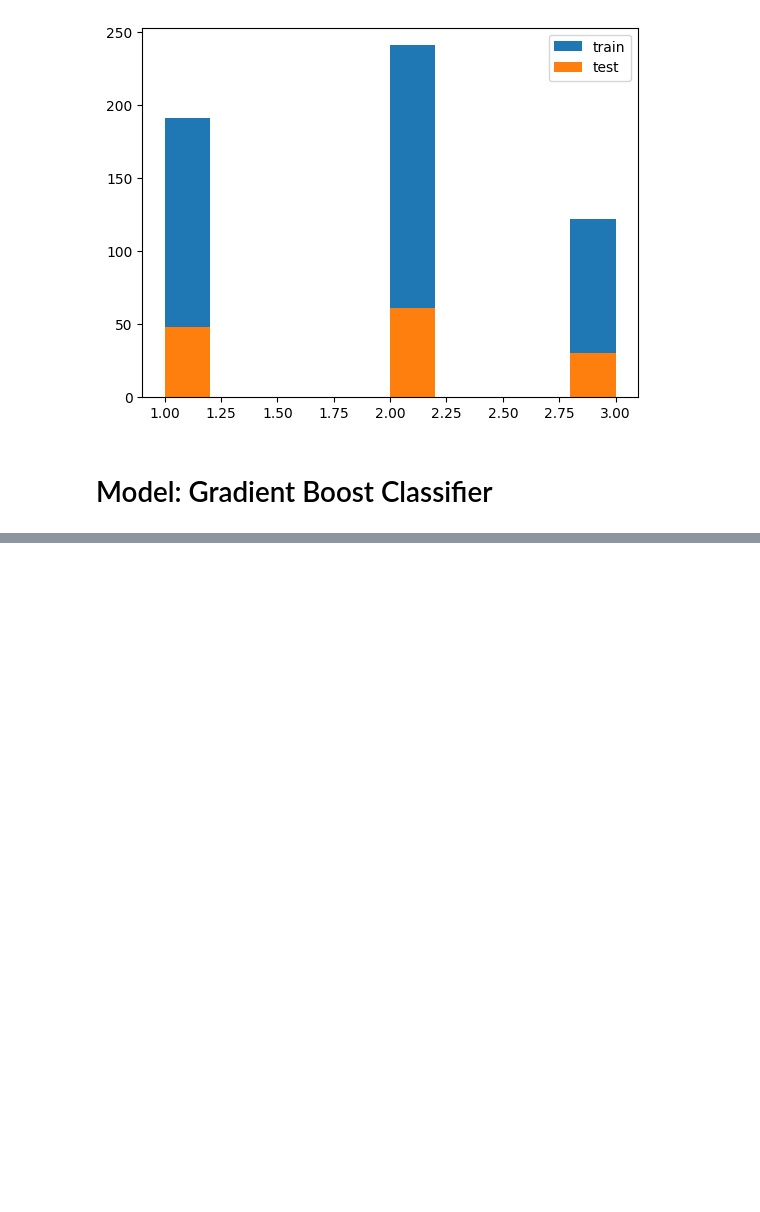
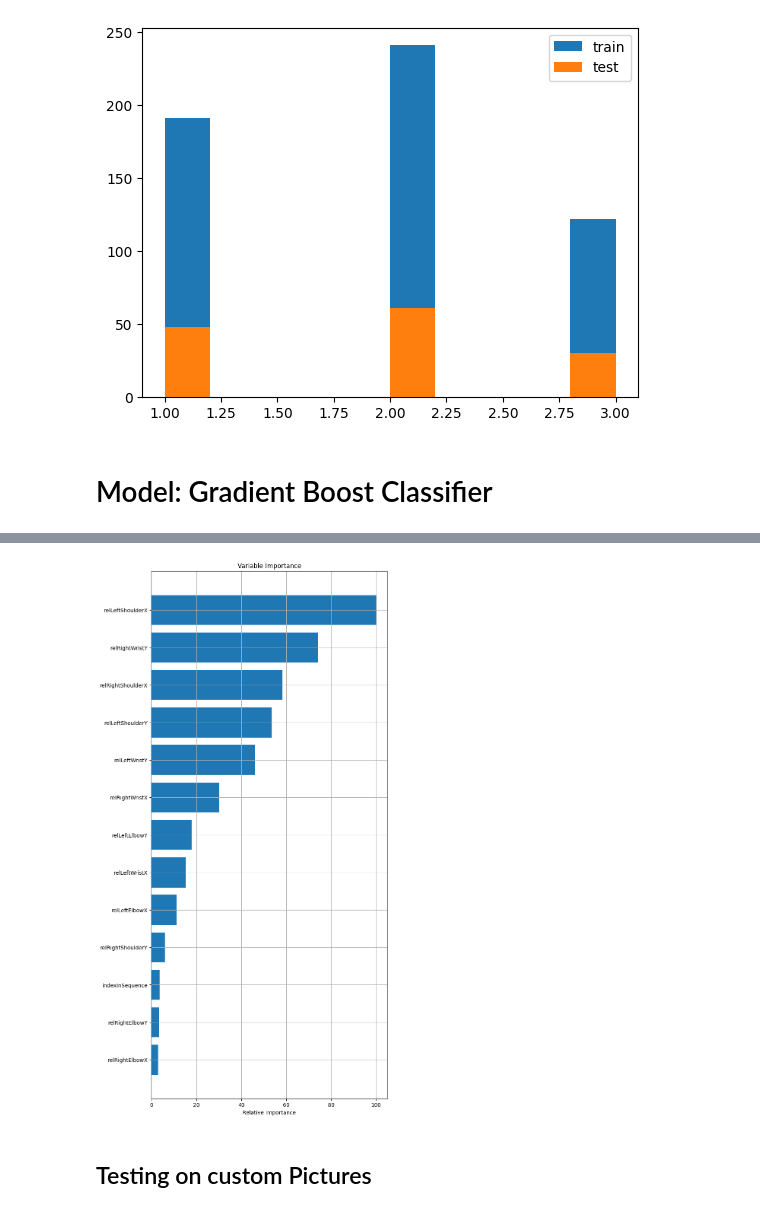
Before and after one commit to traceurSaimn/cas-deep-learning-project-tennis, a Jupyter notebook: pose_estimation_gradient_boost.ipynb, the cells around one changed output, grey strips where cells are left out. Cells and saved outputs as stored; diff of their text form; code cells hidden in the pictures; blank space fills up the shorter version.

```diff
--- a/pose_estimation_gradient_boost.ipynb
+++ b/pose_estimation_gradient_boost.ipynb
@@ -285,0 +391,18 @@ gbc_model.score(X_test, y_test)
+# %%
+feature_importance = gbc_model.feature_importances_
+
+feature_importance = 100.0 * (feature_importance / feature_importance.max())
+sorted_idx = np.argsort(feature_importance)
+pos = np.arange(sorted_idx.shape[0]) + .5
+# plt.subplot(1, 2, 2)
+plt.figure(figsize=(8, 18))
+plt.barh(pos, feature_importance[sorted_idx], align='center')
+plt.yticks(pos, X_train.keys()[sorted_idx])
+plt.xlabel('Relative Importance')
+plt.title('Variable Importance')
+plt.grid(True)
+plt.show()
+# %% [output]
+[figure, added]
+# %% [markdown]
+## Testing on custom Pictures
```
Also changed, not shown: parts of 20 cells of this notebook.
